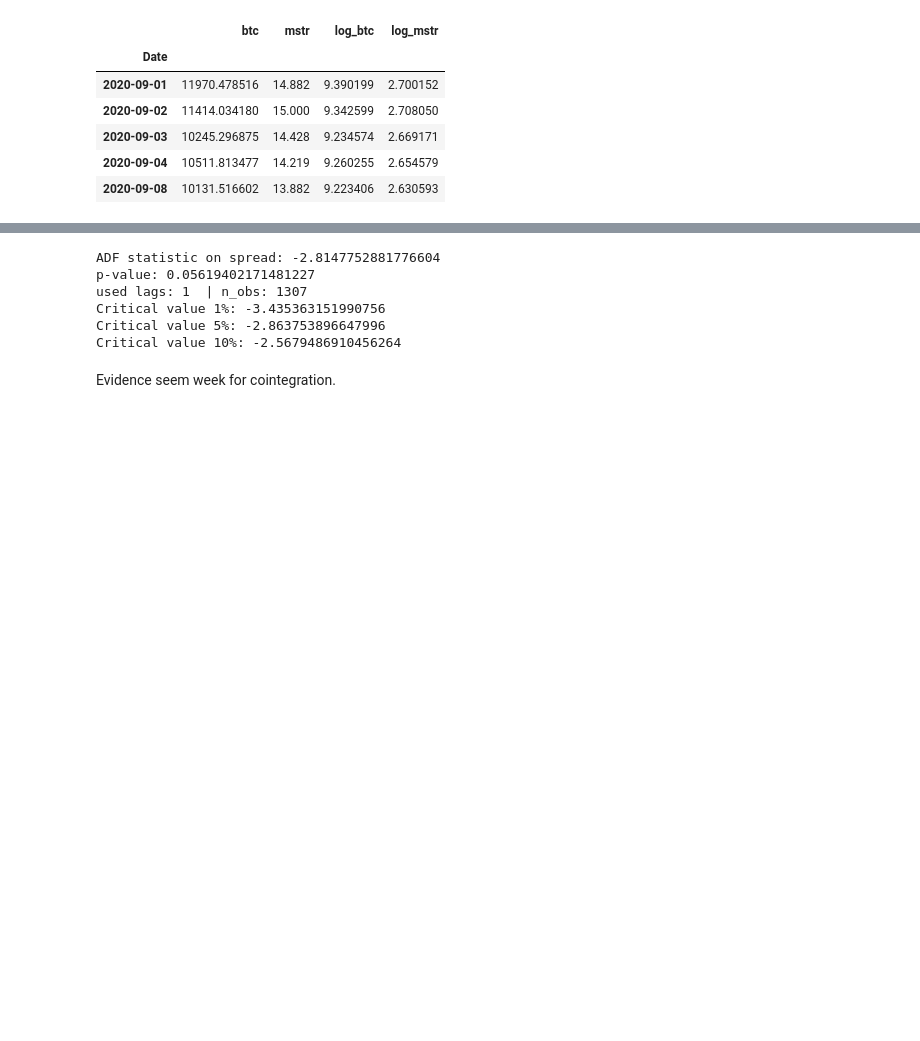
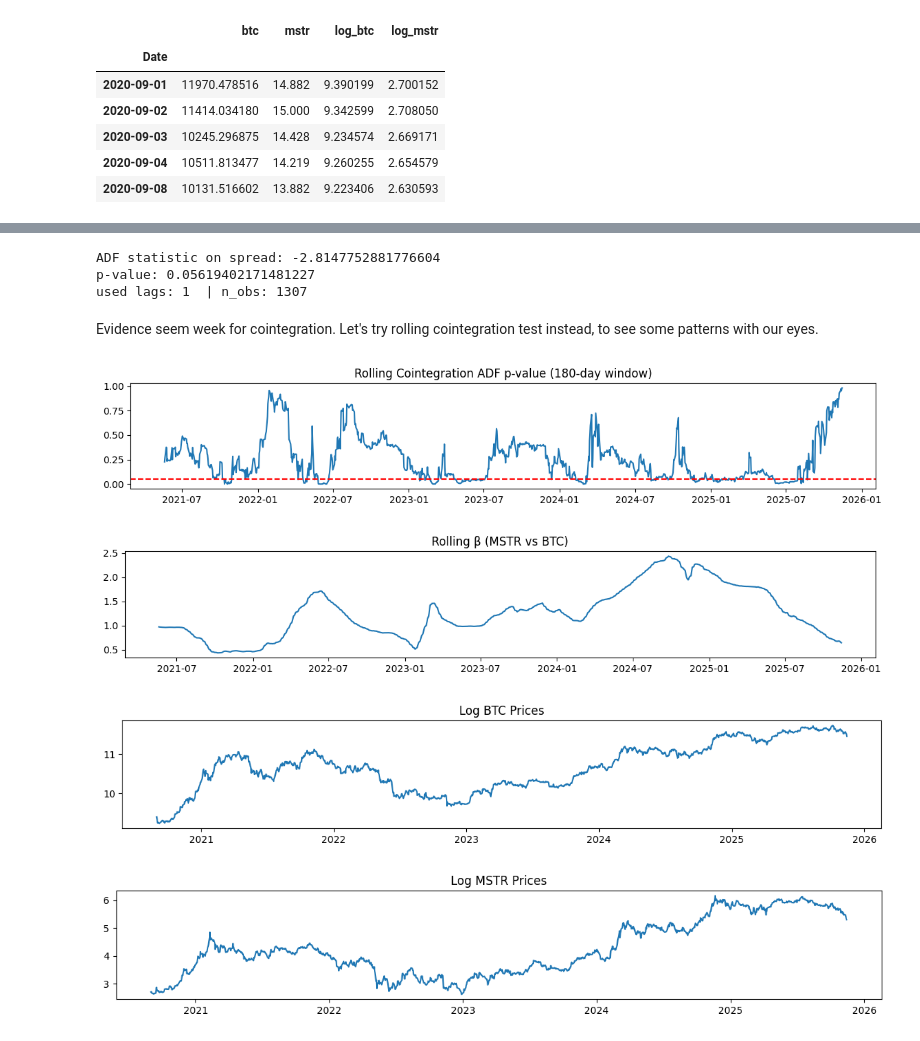
Before and after one commit to spxrq/mstr-bullcall-spread-strategy, a Jupyter notebook: notebooks/01_explore_btc_mstr.ipynb, the cells around one changed output, grey strips where cells are left out. Cells and saved outputs as stored; diff of their text form; code cells hidden in the pictures; blank space fills up the shorter version.

```diff
--- a/notebooks/01_explore_btc_mstr.ipynb
+++ b/notebooks/01_explore_btc_mstr.ipynb
@@ -493,14 +493,9 @@ adf_stat, p_value, used_lag, n_obs = adf_res[:4]
 print("ADF statistic on spread:", adf_stat)
 print("p-value:", p_value)
 print("used lags:", used_lag, " | n_obs:", n_obs)
-for key, val in adf_res[4].items():
-    print(f"Critical value {key}: {val}")
 # %% [output]
 ADF statistic on spread: -2.8147752881776604
 p-value: 0.05619402171481227
 used lags: 1  | n_obs: 1307
-Critical value 1%: -3.435363151990756
-Critical value 5%: -2.863753896647996
-Critical value 10%: -2.5679486910456264
 # %% [markdown]
-Evidence seem week for cointegration.
+Evidence seem week for cointegration. Let's try rolling cointegration test instead, to see some patterns with our eyes.
@@ -506,0 +532,24 @@ Evidence seem week for cointegration.
+# %%
+plt.figure(figsize=(14,2))
+plt.plot(roll['pval'])
+plt.axhline(0.05, color='red', linestyle='--')
+plt.title("Rolling Cointegration ADF p-value (180-day window)")
+plt.show()
+
+plt.figure(figsize=(14,2))
+plt.plot(roll['beta'])
+plt.title("Rolling β (MSTR vs BTC)")
+
+plt.figure(figsize=(14,2))
+plt.plot(prices.index, prices['log_btc'], label='log BTC')
+plt.title("Log BTC Prices")
+
+plt.figure(figsize=(14,2))
+plt.plot(prices.index, prices['log_mstr'], label='log MSTR')
+plt.title("Log MSTR Prices")
+plt.show()
+# %% [output]
+[figure, added]
+[figure, added]
+[figure, added]
+[figure, added]
```
Also changed, not shown: parts of 2 cells of this notebook.
